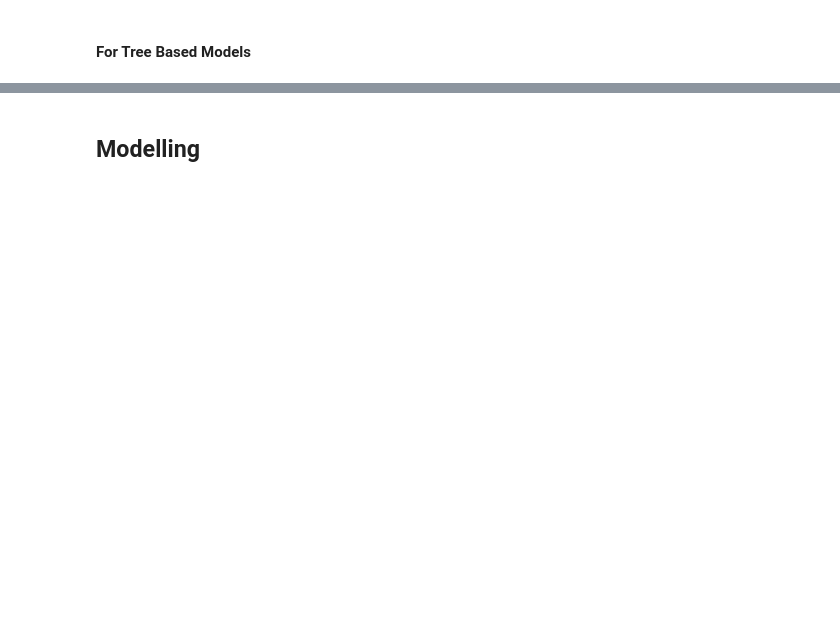
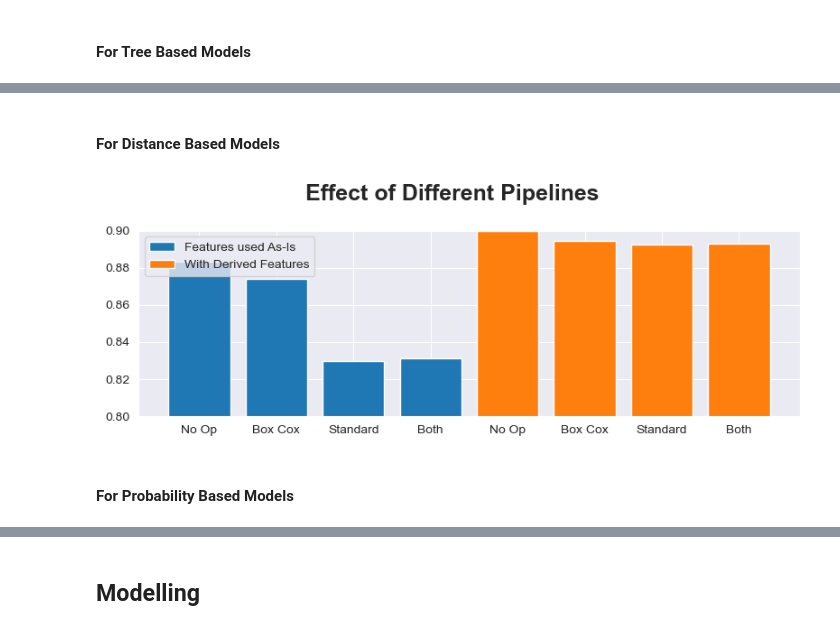
Before and after one commit to SHREYA-1103/Obesity-risk-analysis, a Jupyter notebook: ml_model_analysis.ipynb, the cells around one changed output, grey strips where cells are left out. Cells and saved outputs as stored; diff of their text form; code cells hidden in the pictures; blank space fills up the shorter version.

```diff
--- a/ml_model_analysis.ipynb
+++ b/ml_model_analysis.ipynb
@@ -778,0 +778,2 @@ conclude_plot("Effect of Different Pipelines")
+# %% [markdown]
+#### For Distance Based Models
@@ -778,0 +811,21 @@ conclude_plot("Effect of Different Pipelines")
+# %%
+_ds_targets = pop_ordinal_encode(ds_source['WeightCategory'])[1].to_numpy()
+_scores = []
+
+for pipeline in [distance_pipeline, distance_pipeline_derived]:
+    for args, ds_sample in apply_pipeline(ds_source, pipeline):
+        model = skl.neighbors.KNeighborsClassifier(n_neighbors=5)
+        model.fit(ds_sample, _ds_targets)
+        _scores.append(model.score(ds_sample, _ds_targets))
+
+plt.figure(figsize=wid_fig)
+plt.bar(range(4), _scores[:4], label='Features used As-Is')
+plt.bar(range(4, 8), _scores[4:], label='With Derived Features')
+plt.xticks(range(len(_scores)), ['No Op', 'Box Cox', 'Standard', 'Both'] * 2)
+plt.ylim(min(0.8, np.min(_scores)), max(0.9, np.max(_scores)))
+plt.legend()
+conclude_plot("Effect of Different Pipelines")
+# %% [output]
+[figure, added]
+# %% [markdown]
+#### For Probability Based Models
```
Also changed, not shown: parts of 57 cells of this notebook, 13 other files.
